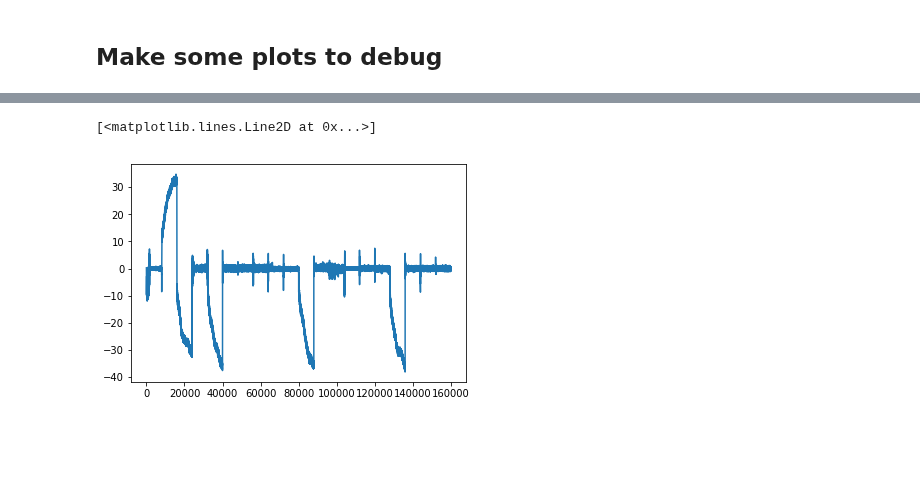
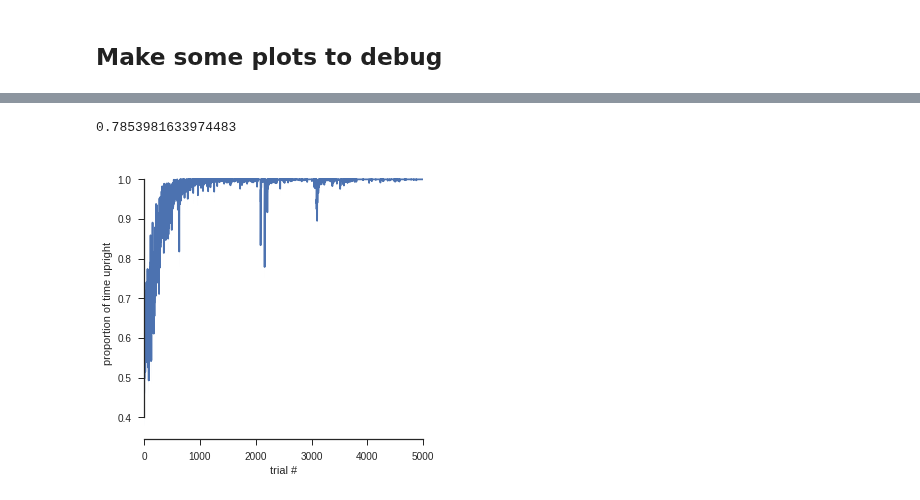
Before and after one commit to benlansdell/synthfeedback, a Jupyter notebook: notebooks/cartpole_dev.ipynb, the cells around one changed output, grey strips where cells are left out. Saved outputs shown, nothing was run; the diff lists cells and outputs as text; code cells hidden in the pictures; blank space fills up the shorter version.

```diff
--- a/notebooks/cartpole_dev.ipynb
+++ b/notebooks/cartpole_dev.ipynb
@@ -13,6 +13,8 @@ import tensorflow as tf
 import matplotlib.pyplot as plt
 import pickle
 import argparse
+import seaborn as sns
 from utils.utils import tf_matmul_r, tf_matmul_l
+sns.set_style('ticks')
 # %% [output]
 Populating the interactive namespace from numpy and matplotlib
@@ -46,8 +50,8 @@ acclimatize = True
 
 grad_max = 10
 
-N_epochs = 20
-N_episodes = 800
+N_epochs = 5000
+N_episodes = 10
 
 report_rate = 100
 fn_out = './experiments/cartpole_rnn_np/%s_learning_rate_%f_lmbda_%f_varxi_%f.npz'%(method, learning_rate, lmbda, var_xi)
@@ -96,7 +100,7 @@ def rnn_cell(rnn_input, state, W, U):
 ## Set up training procedure
 # %%
 def train_network(num_episodes, num_steps, state_size=state_size, verbose=True):
-    xs = np.zeros((N_epochs, num_episodes, num_steps, in_dim))
+    xs = np.zeros((N_epochs, num_episodes, num_steps, batch_size, in_dim))
     with tf.Session() as sess:
         sess.run(tf.global_variables_initializer())
         training_losses = []
@@ -109,8 +113,8 @@ def train_network(num_episodes, num_steps, state_size=state_size, verbose=True):
             #else:
             ts = train_step
             training_loss = 0
-            #training_x = np.zeros((batch_size, in_dim))
-            training_x = 2*rng.randn(batch_size, in_dim)
+            training_x = np.zeros((batch_size, in_dim))
+            #training_x = 2*rng.randn(batch_size, in_dim)
             #training_x[:,1] = np.pi
             training_state = np.zeros((batch_size, state_size))
             for step in range(num_episodes):
@@ -123,7 +127,7 @@ def train_network(num_episodes, num_steps, state_size=state_size, verbose=True):
                                   init_gradU: tr_init_gradU, init_gradW: tr_init_gradW, \
                                   init_gradB: tr_init_gradB})
                 #print(np.array(x_o).shape)
-                xs[idx, step, :, :] = np.array(x_o)[:,0,:]
+                xs[idx, step, :, :, :] = np.array(x_o)[:,:,:]
                 training_loss += training_loss_
                 if step % report_rate == 0 and step > 0:
                     if verbose:
@@ -311,5 +326,7 @@ xs.shape
 # %%
-theta_d = xs[:,:,:,0].reshape(-1)
-theta = xs[:,:,:,1].reshape(-1)
-h_d = xs[:,:,:,2].reshape(-1)
-h = xs[:,:,:,3].reshape(-1)
+b = 5
+nB = 20
+theta_d = xs[:,:,:,:,0].reshape(5000,-1, nB)
+theta = xs[:,:,:,:,1].reshape(5000,-1,nB)
+h_d = xs[:,:,:,:,2].reshape(5000,-1,nB)
+h = xs[:,:,:,:,3].reshape(5000,-1,nB)
@@ -333,5 +333,14 @@ plt.plot(h)
-# %%
-plt.plot(theta_d)
-# %% [output]
-[<matplotlib.lines.Line2D at 0x...>]
-[figure, removed]
+# %%
+np.pi/4
+# %% [output]
+0.7853981633974483
+# %%
+fig, axis = plt.subplots(1,1,figsize = (5,5))
+#axis.plot(np.arange(5000),np.mean(theta<np.pi/8, 1))
+sns.tsplot(np.mean(theta<np.pi/8, 1).T, ax = axis, ci=68)
+axis.set_xlabel('trial #')
+axis.set_xlim([0, 5000])
+axis.set_ylabel('proportion of time upright')
+sns.despine(trim=True)
+# %% [output]
+[figure, added]
```
Also changed, not shown: parts of 8 cells of this notebook, 1 other file.
